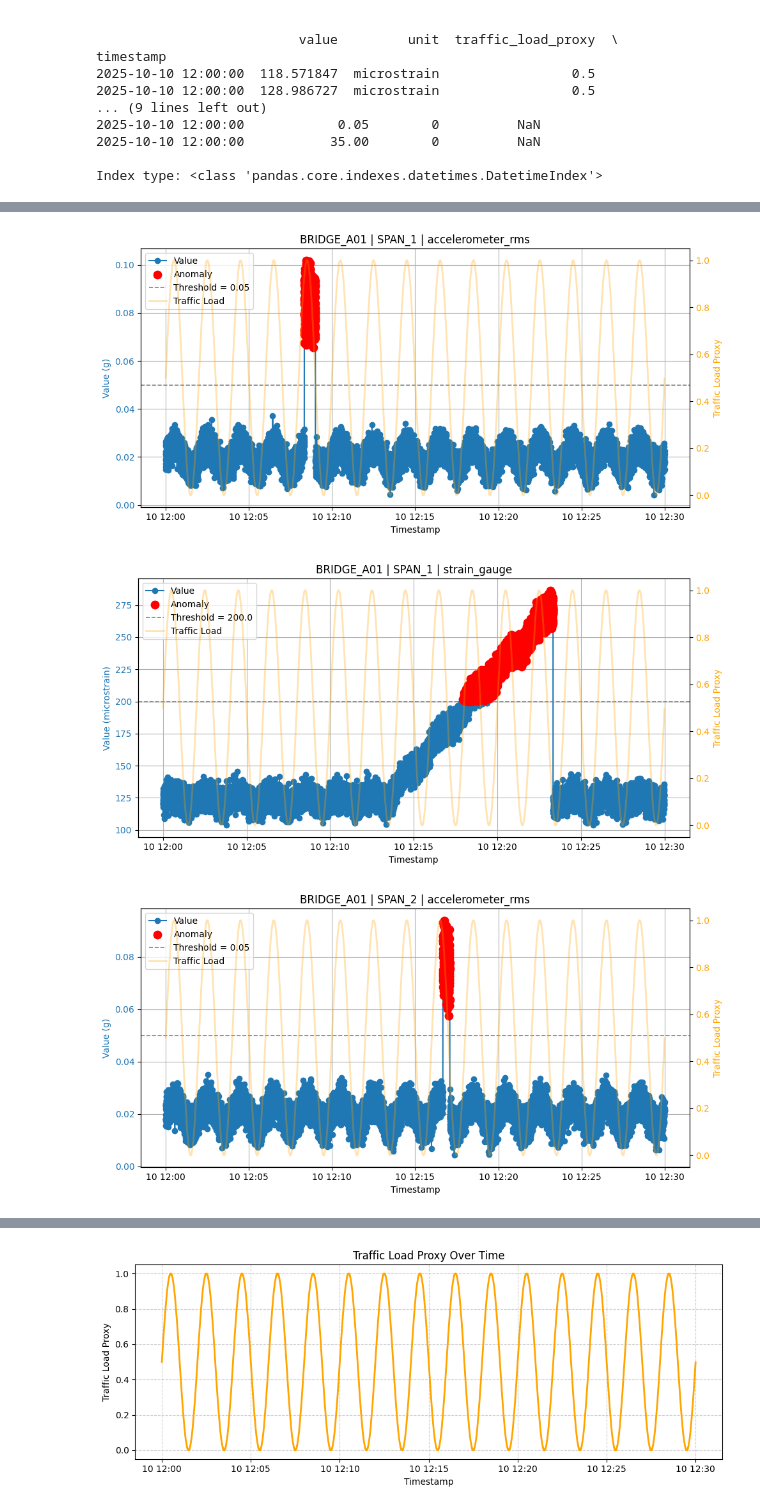
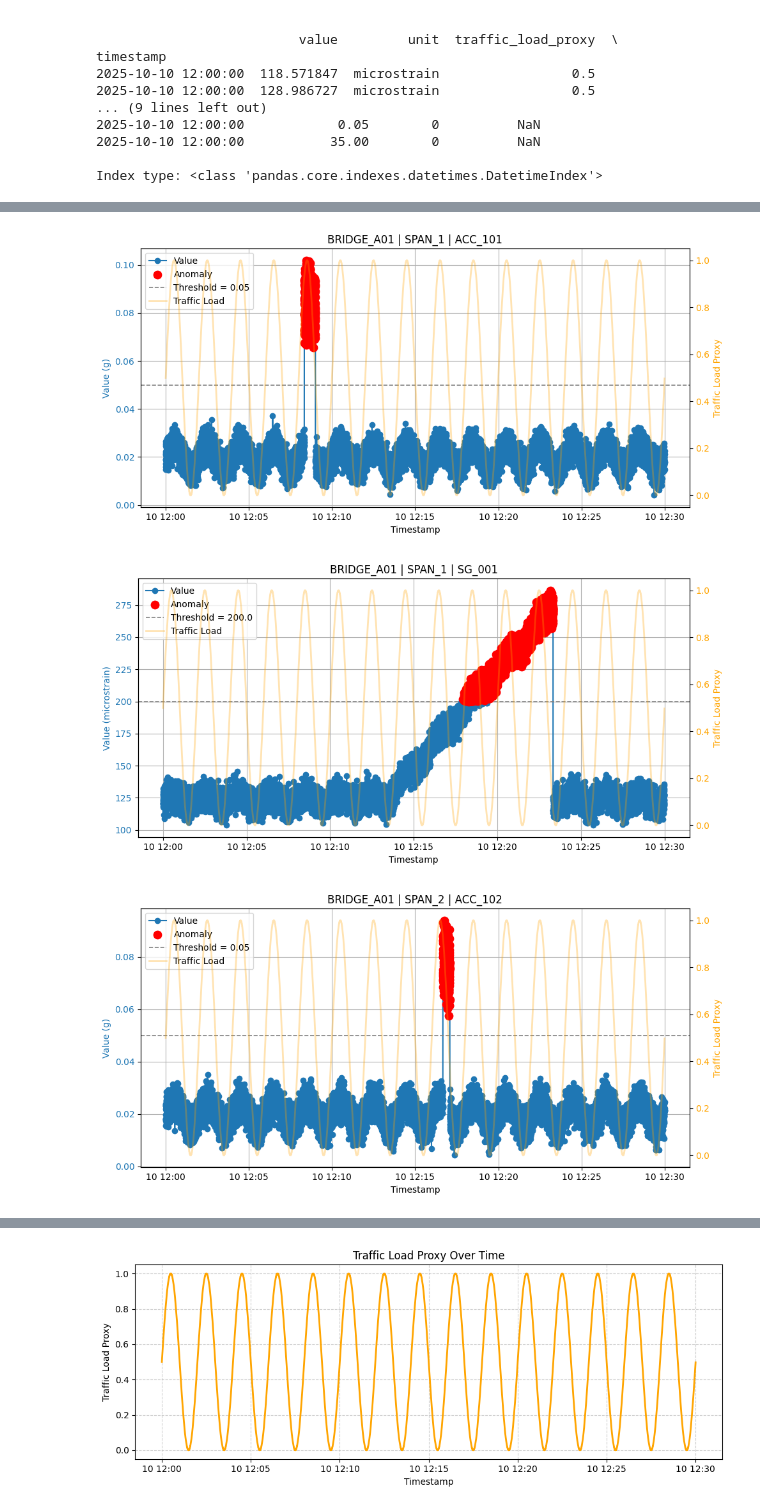
Before and after one commit to TipsyPanda/ComplexBridges, a Jupyter notebook: BridgeDataCleaning.ipynb, the cells around one changed output, grey strips where cells are left out. Cells and saved outputs as stored; diff of their text form; code cells hidden in the pictures.

```diff
--- a/BridgeDataCleaning.ipynb
+++ b/BridgeDataCleaning.ipynb
@@ -117,7 +117,7 @@ memory usage: 7.6+ MB
 # Ensure anomaly is numeric (0/1)
 bridgeData['anomaly'] = pd.to_numeric(bridgeData['anomaly'], errors='coerce').fillna(0).astype(int)
 
-grouped = bridgeData.groupby(['bridge_id', 'span_id', 'sensor_type'])
+grouped = bridgeData.groupby(['bridge_id', 'span_id','sensor_id'])
 
 for (bridge, span, sensor), group in grouped:
     group = group.sort_index()
@@ -133,33 +133,33 @@ for (bridge, span, sensor), group in grouped:
 
     # Threshold line
     if group['rule_threshold'].nunique() == 1:
         thr = group['rule_threshold'].iloc[0]
         ax1.axhline(thr, linestyle='--', linewidth=1.2, color='gray', label=f'Threshold = {thr}')
     else:
         ax1.plot(group.index, group['rule_threshold'], linestyle='--', linewidth=1.2, color='gray', label='Threshold')
 
     ax1.set_xlabel("Timestamp")
     ax1.set_ylabel(f"Value ({group['unit'].iloc[0]})", color='tab:blue')
     ax1.tick_params(axis='y', labelcolor='tab:blue')
 
     # --- Right y-axis: Traffic load proxy ---
     ax2 = ax1.twinx()
     ax2.plot(group.index, group['traffic_load_proxy'], color='orange', alpha=0.3, linewidth=2, label='Traffic Load')
     ax2.set_ylabel("Traffic Load Proxy", color='orange')
     ax2.tick_params(axis='y', labelcolor='orange')
 
     # --- Titles & Legend ---
     plt.title(f"{bridge} | {span} | {sensor}")
     ax1.grid(True)
     fig.tight_layout()
 
     # Combine legends
     lines, labels = ax1.get_legend_handles_labels()
     lines2, labels2 = ax2.get_legend_handles_labels()
     ax1.legend(lines + lines2, labels + labels2, loc='upper left')
 
     plt.show()
 # %% [output]
-[figure, old version]
+[figure, new version]
-[figure, old version]
+[figure, new version]
-[figure, old version]
+[figure, new version]
```
Also changed, not shown: parts of 1 cell of this notebook.
